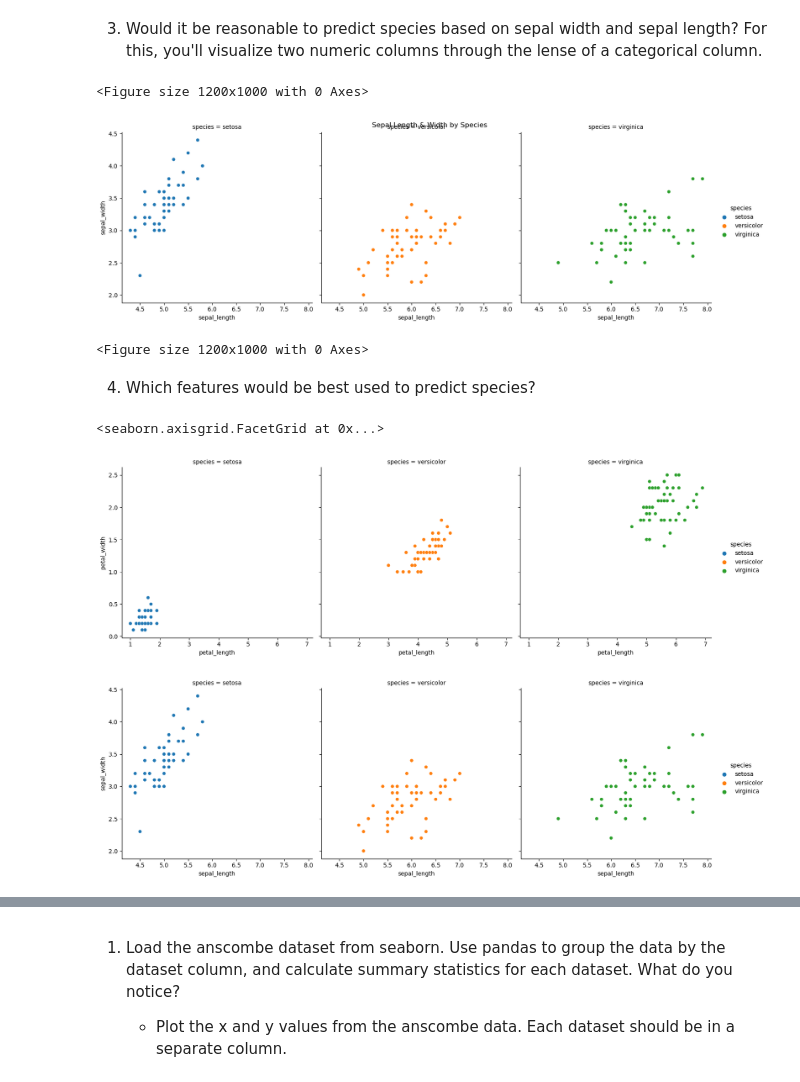
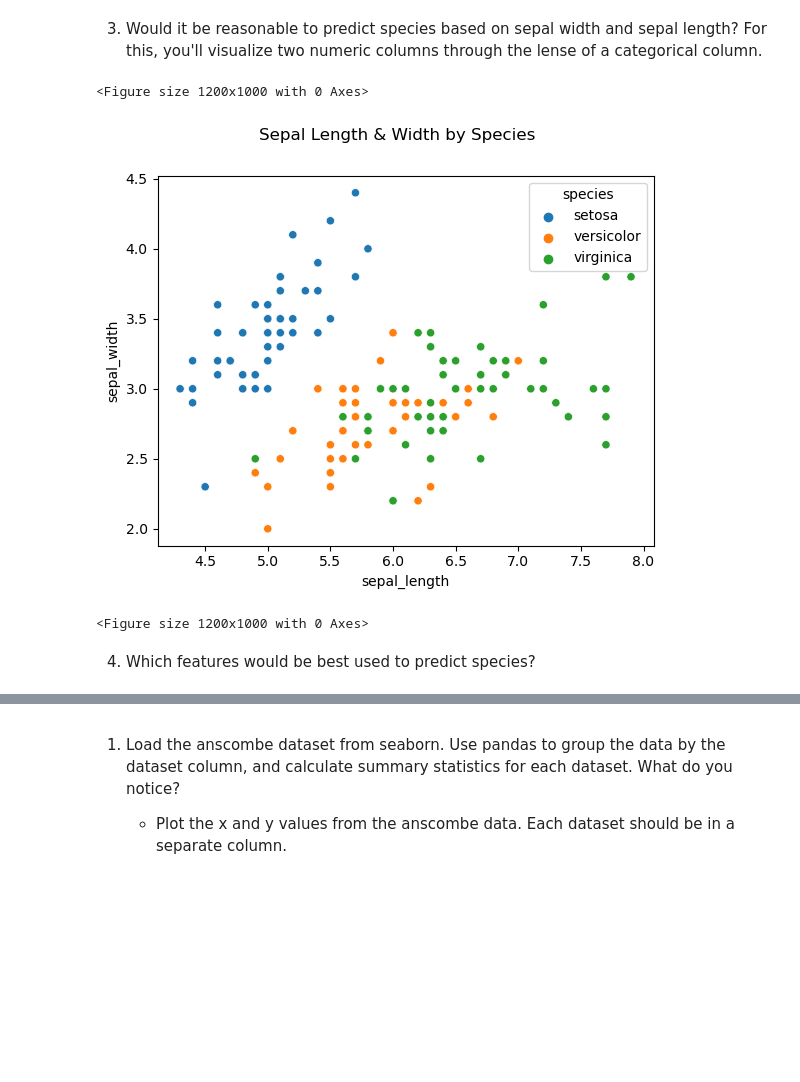
Before and after one commit to Joshua-Click/dumpy-pandas-visualization-exercises, a Jupyter notebook: seaborn_exercises.ipynb, the cells around one changed output, grey strips where cells are left out. Cells and saved outputs as stored; diff of their text form; code cells hidden in the pictures; blank space fills up the shorter version.

```diff
--- a/seaborn_exercises.ipynb
+++ b/seaborn_exercises.ipynb
@@ -47,19 +51,12 @@ sns.relplot(data=df, x='petal_length',y= 'petal_width', hue='species')
 # %% [markdown]
 3. Would it be reasonable to predict species based on sepal width and sepal length? For this, you'll visualize two numeric columns through the lense of a categorical column.
 # %%
-sns.relplot(data=df, x='sepal_length',y= 'sepal_width', col='species', hue='species')
+sns.scatterplot(data=df, x='sepal_length',y= 'sepal_width', hue='species')
 plt.suptitle('Sepal Length & Width by Species')
 plt.figure(figsize=(12,10))
 # %% [output]
 <Figure size 1200x1000 with 0 Axes>
-[figure, old version]
+[figure, new version]
 <Figure size 1200x1000 with 0 Axes>
 # %% [markdown]
 4. Which features would be best used to predict species?
-# %%
-sns.relplot(data=df, x='petal_length',y= 'petal_width', col='species', hue='species')
-sns.relplot(data=df, x='sepal_length',y= 'sepal_width', col='species', hue='species')
-# %% [output]
-<seaborn.axisgrid.FacetGrid at 0x...>
-[figure, removed]
-[figure, removed]
```
Also changed, not shown: parts of 11 cells of this notebook.
